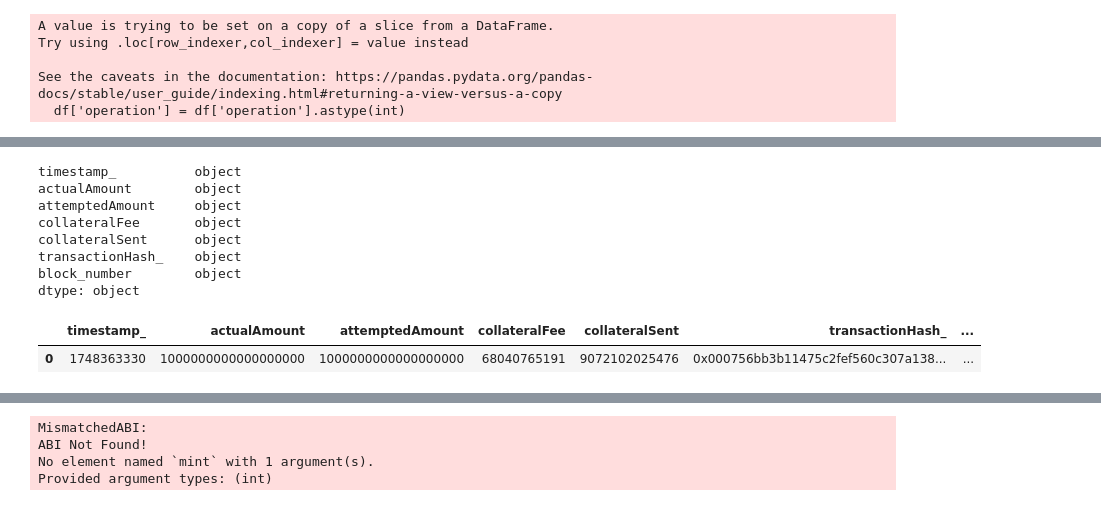
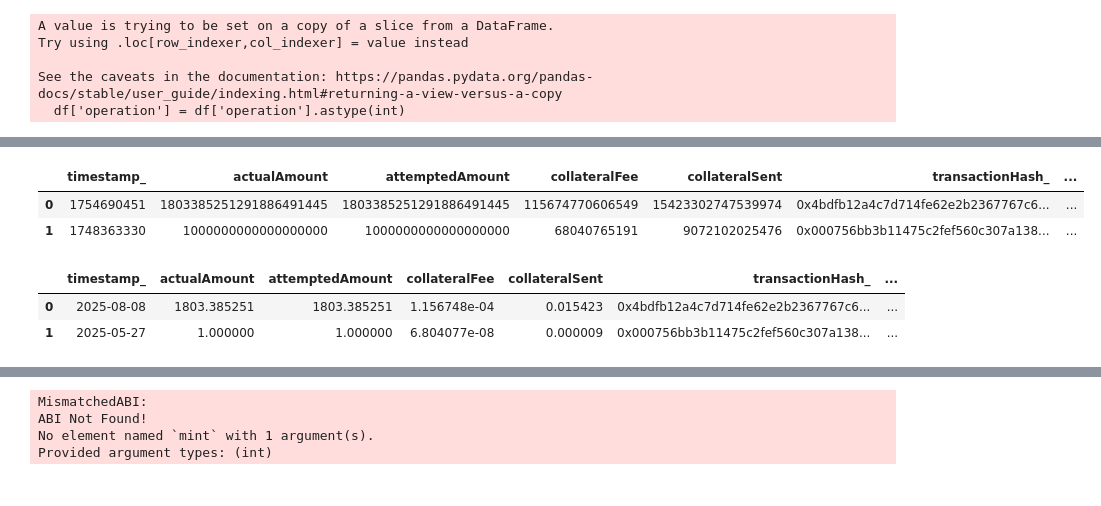
Before and after one commit to thesis/mezo-analytics, a Jupyter notebook: notebooks/musd-notebook.ipynb, the cells around one changed output, grey strips where cells are left out. Drawn from its saved outputs; the diff is of its cells as text; code cells hidden in the pictures.

```diff
--- a/notebooks/musd-notebook.ipynb
+++ b/notebooks/musd-notebook.ipynb
@@ -314,16 +282,6 @@ No more records found.
 # %%
-raw_redemptions.dtypes
+raw_redemptions
 # %% [output]
-timestamp_          object
-actualAmount        object
-attemptedAmount     object
-collateralFee       object
-collateralSent      object
-transactionHash_    object
-block_number        object
-dtype: object
+|  | timestamp_ | actualAmount | attemptedAmount | collateralFee | collateralSent | transactionHash_ | ... |
+| 0 | 1754690451 | 1803385251291886491445 | 1803385251291886491445 | 115674770606549 | 15423302747539974 | 0x4bdfb12a4c7d714fe62e2b2367767c6... | ... |
+| 1 | 1748363330 | 1000000000000000000 | 1000000000000000000 | 68040765191 | 9072102025476 | 0x000756bb3b11475c2fef560c307a138... | ... |
-# %%
-raw_redemptions.head()
-# %% [output]
-|  | timestamp_ | actualAmount | attemptedAmount | collateralFee | collateralSent | transactionHash_ | ... |
-| 0 | 1748363330 | 1000000000000000000 | 1000000000000000000 | 68040765191 | 9072102025476 | 0x000756bb3b11475c2fef560c307a138... | ... |
@@ -336,3 +292,8 @@ redemptions_clean = clean_loan_data(
     date_cols=['timestamp_'],
     currency_cols=['actualAmount', 'attemptedAmount', 'collateralFee', 'collateralSent']
 )
+redemptions_clean.head()
+# %% [output]
+|  | timestamp_ | actualAmount | attemptedAmount | collateralFee | collateralSent | transactionHash_ | ... |
+| 0 | 2025-08-08 | 1803.385251 | 1803.385251 | 1.156748e-04 | 0.015423 | 0x4bdfb12a4c7d714fe62e2b2367767c6... | ... |
+| 1 | 2025-05-27 | 1.000000 | 1.000000 | 6.804077e-08 | 0.000009 | 0x000756bb3b11475c2fef560c307a138... | ... |
```
Also changed, not shown: parts of 40 cells of this notebook, 5 other files.
